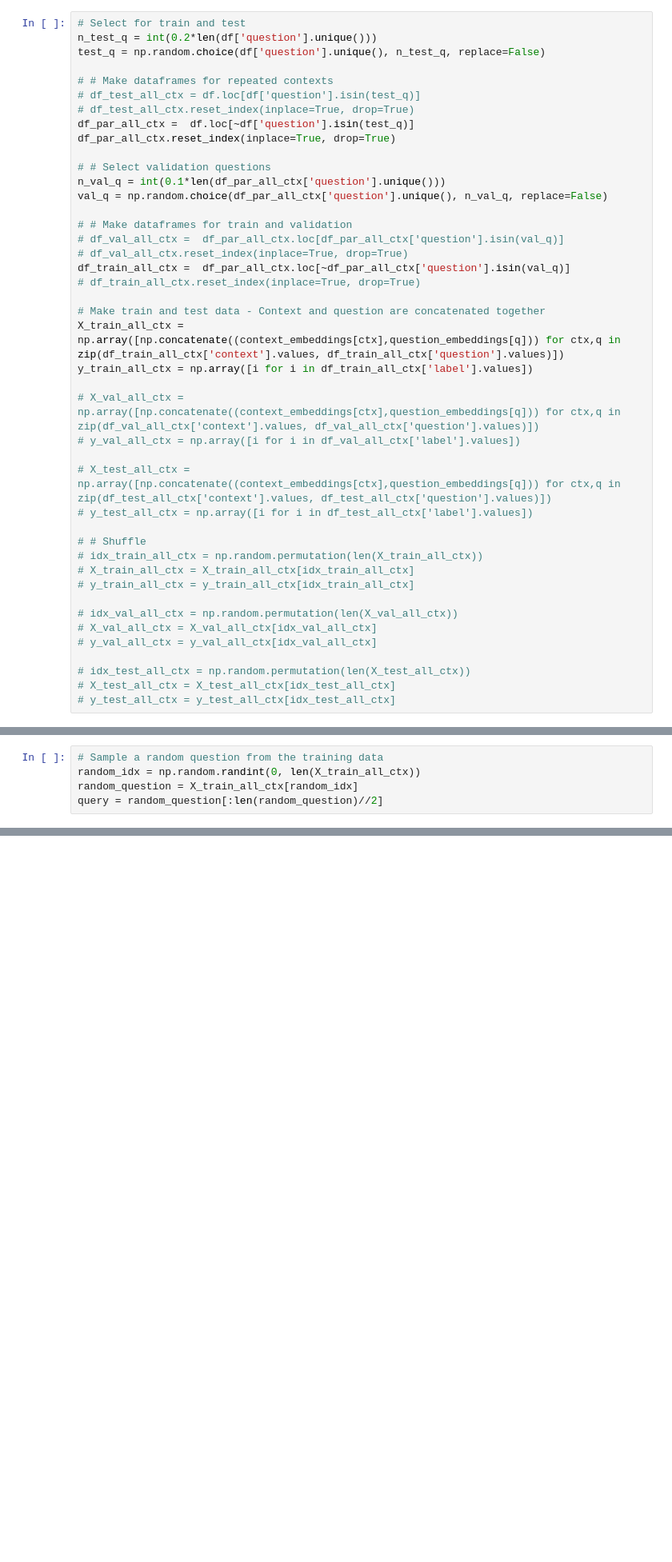
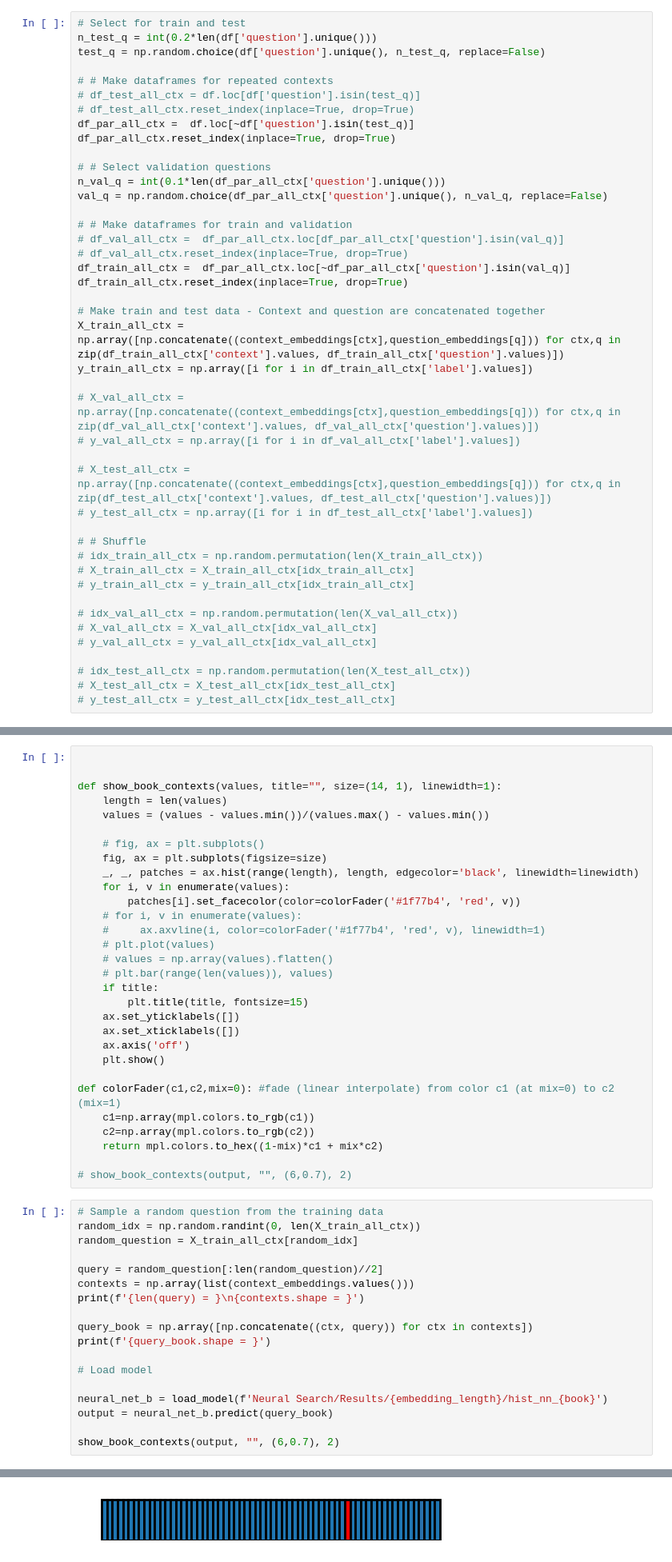
Before and after one commit to holmesec/Learning-with-ChatGPT-web-demo, a Jupyter notebook: dev/book_visuals.ipynb, the cells around one changed output, grey strips where cells are left out. Shown at 80% size. Cells and saved outputs as stored; diff of their text form; blank space fills up the shorter version.

Commit message:
book visuals complete

```diff
--- a/dev/book_visuals.ipynb
+++ b/dev/book_visuals.ipynb
@@ -116,7 +121,7 @@ val_q = np.random.choice(df_par_all_ctx['question'].unique(), n_val_q, replace=F
 # df_val_all_ctx =  df_par_all_ctx.loc[df_par_all_ctx['question'].isin(val_q)]
 # df_val_all_ctx.reset_index(inplace=True, drop=True)
 df_train_all_ctx =  df_par_all_ctx.loc[~df_par_all_ctx['question'].isin(val_q)]
-# df_train_all_ctx.reset_index(inplace=True, drop=True)
+df_train_all_ctx.reset_index(inplace=True, drop=True)
 
 # Make train and test data - Context and question are concatenated together
 X_train_all_ctx = np.array([np.concatenate((context_embeddings[ctx],question_embeddings[q])) for ctx,q in zip(df_train_all_ctx['context'].values, df_train_all_ctx['question'].values)])
@@ -165,5 +148,49 @@ show_book_contexts(_num_segments, _context_indx, title='Contexts')
+# %%
+
+
+def show_book_contexts(values, title="", size=(14, 1), linewidth=1):
+    length = len(values)
+    values = (values - values.min())/(values.max() - values.min())
+
+    # fig, ax = plt.subplots()
+    fig, ax = plt.subplots(figsize=size)
+    _, _, patches = ax.hist(range(length), length, edgecolor='black', linewidth=linewidth)
+    for i, v in enumerate(values):
+        patches[i].set_facecolor(color=colorFader('#1f77b4', 'red', v))
+    # for i, v in enumerate(values):
+    #     ax.axvline(i, color=colorFader('#1f77b4', 'red', v), linewidth=1)
+    # plt.plot(values)
+    # values = np.array(values).flatten()
+    # plt.bar(range(len(values)), values)
+    if title:
+        plt.title(title, fontsize=15)
+    ax.set_yticklabels([])
+    ax.set_xticklabels([])
+    ax.axis('off')
+    plt.show()
+
+def colorFader(c1,c2,mix=0): #fade (linear interpolate) from color c1 (at mix=0) to c2 (mix=1)
+    c1=np.array(mpl.colors.to_rgb(c1))
+    c2=np.array(mpl.colors.to_rgb(c2))
+    return mpl.colors.to_hex((1-mix)*c1 + mix*c2)
+
+# show_book_contexts(output, "", (6,0.7), 2)
 # %%
 # Sample a random question from the training data
 random_idx = np.random.randint(0, len(X_train_all_ctx))
 random_question = X_train_all_ctx[random_idx]
+
 query = random_question[:len(random_question)//2]
+contexts = np.array(list(context_embeddings.values()))
+print(f'{len(query) = }\n{contexts.shape = }')
+
+query_book = np.array([np.concatenate((ctx, query)) for ctx in contexts])
+print(f'{query_book.shape = }')
+
+# Load model
+
+neural_net_b = load_model(f'Neural Search/Results/{embedding_length}/hist_nn_{book}')
+output = neural_net_b.predict(query_book)
+
+show_book_contexts(output, "", (6,0.7), 2)
+# %% [output]
@@ -169,0 +201 @@ query = random_question[:len(random_question)//2]
+[figure, added]
```
Also changed, not shown: parts of 9 cells of this notebook, 2 other files.
